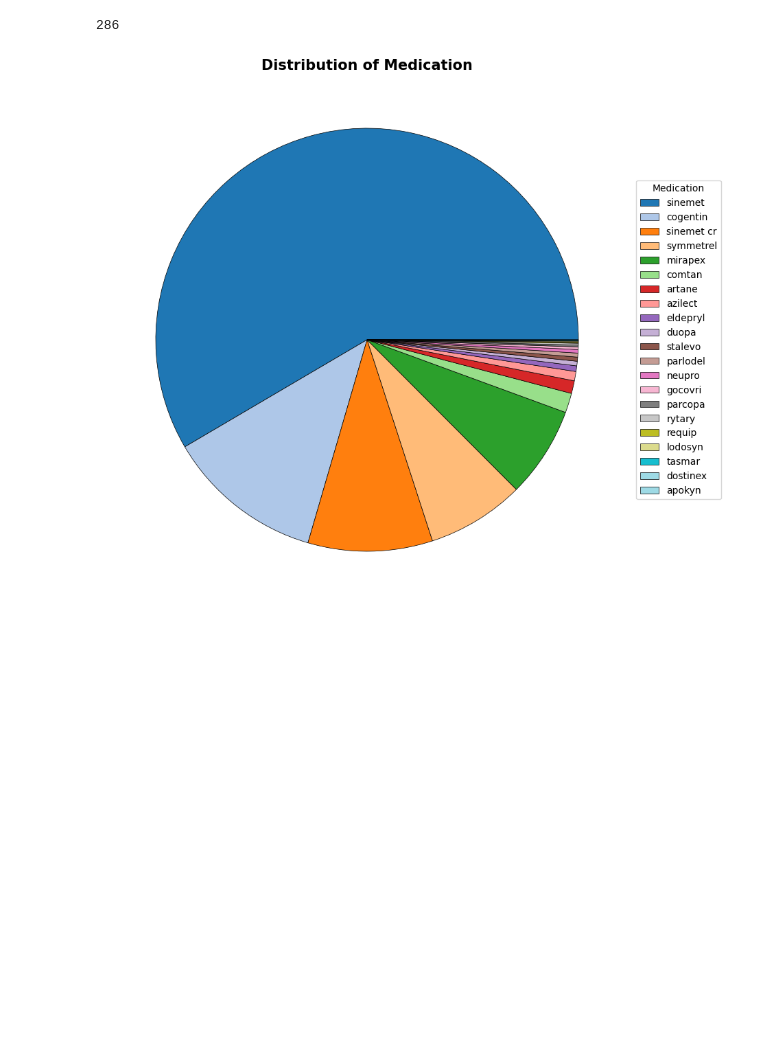
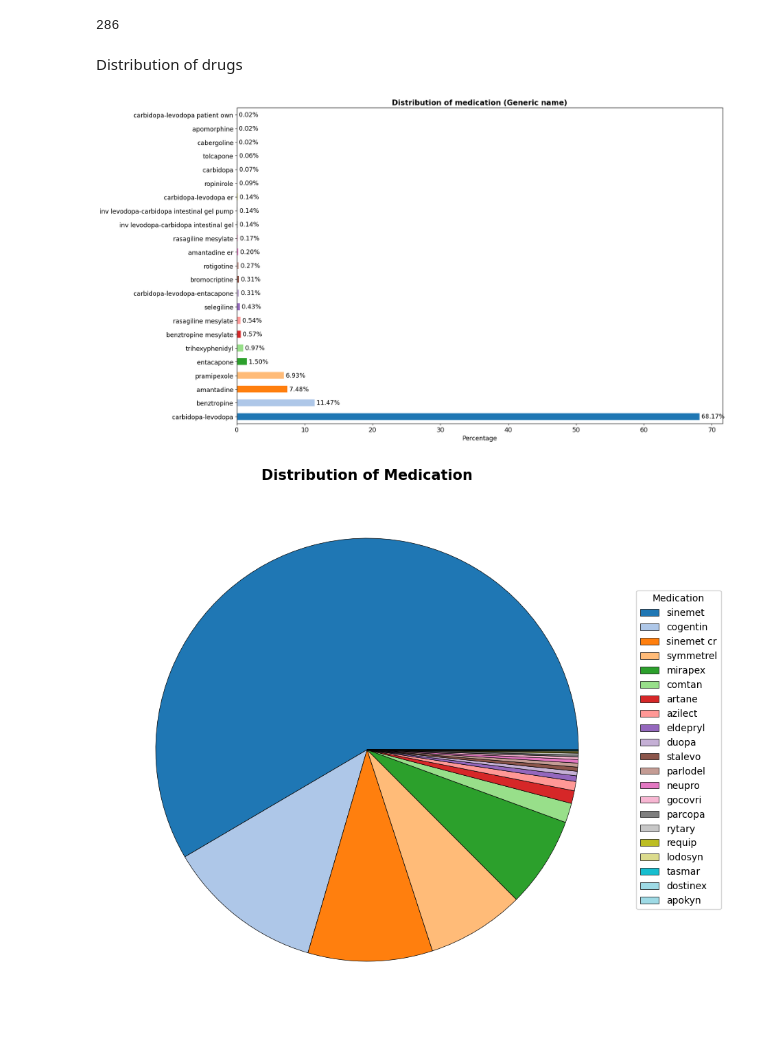
Before and after one commit to rdiazrincon/motor_fluctuations_pd, a Jupyter notebook: motor_fluctuations_pd.ipynb, the cells around one changed output. Saved outputs shown, nothing was run; the diff lists cells and outputs as text; code cells hidden in the pictures; blank space fills up the shorter version.

```diff
--- a/motor_fluctuations_pd.ipynb
+++ b/motor_fluctuations_pd.ipynb
@@ -1331,6 +1356,42 @@ pd_data
 len(demographics)
 # %% [output]
 286
+# %% [markdown]
+Distribution of drugs
+# %%
+drug_distribution_count = df_pd['generic_name'].value_counts(normalize=True) * 100
+drug_distribution = pd.DataFrame({'Percentage': drug_distribution_count})
+
+# Sort the DataFrame by percentage in descending order
+drug_distribution = drug_distribution.sort_values(by='Percentage', ascending=False)
+
+# Create a horizontal bar chart with percentages as labels
+ax = drug_distribution['Percentage'].plot(kind='barh', figsize=(18, 10), color=plt.cm.tab20.colors)
+
+# Set the title and labels
+plt.title("Distribution of medication (Generic name)", fontsize=15, fontweight='bold')
+plt.xlabel('Percentage', fontsize=12.5)
+plt.ylabel('')
+
+# Add labels to the right of each bar
+for i, v in enumerate(drug_distribution['Percentage']):
+    plt.text(v + 0.0005, i, ' ' + f"{v:.2f}%", ha='left', va='center', fontsize=12.5)
+
+# Remove y-axis labels and set drug names in their original order
+plt.yticks(range(len(drug_distribution)), drug_distribution.index, fontsize=12.5)
+
+plt.xticks(fontsize=12.5)
+
+# Create custom legend elements
+legend_patches = [mpatches.Patch(color=color, label=label) for color, label in zip(plt.cm.tab20.colors, drug_distribution.index)]
+
+# Show the custom legend
+# plt.legend(handles=legend_patches, loc='best', fontsize=12.5)
+
+plt.tight_layout()
+plt.show()
+# %% [output]
+[figure, added]
 # %%
 # Plotting value counts of race with percentages
 medication_data = pd_data['brand_name'].value_counts()
```
Also changed, not shown: parts of 3 cells of this notebook.
